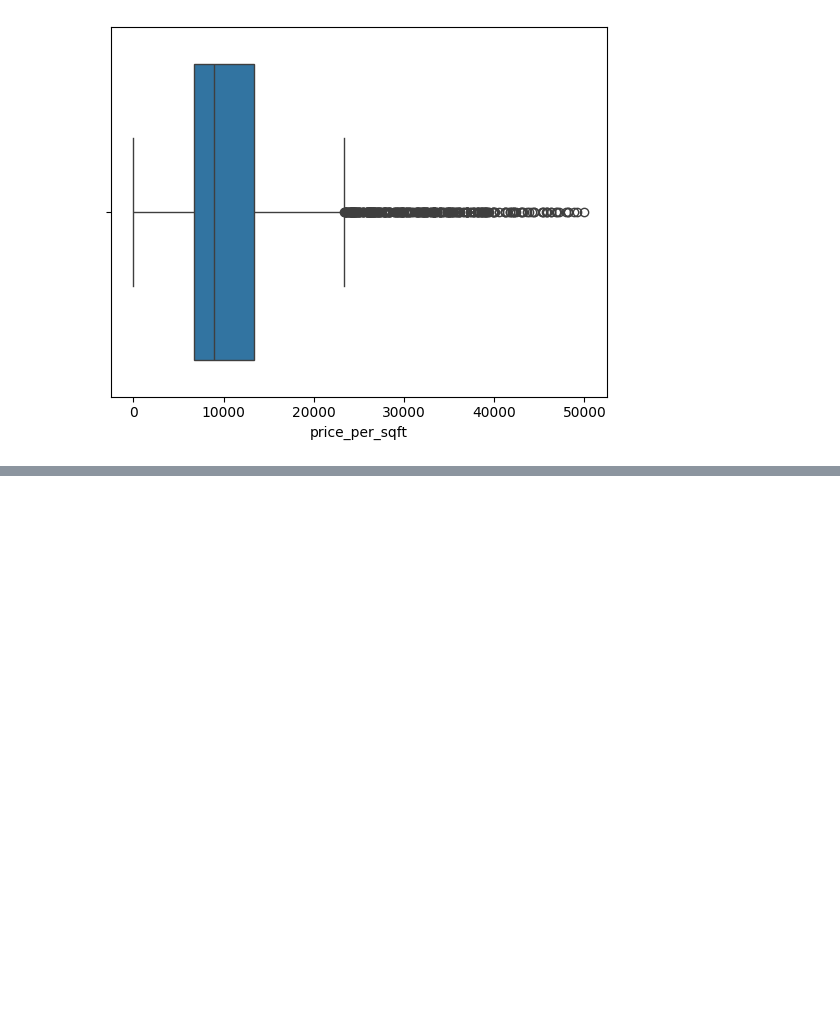
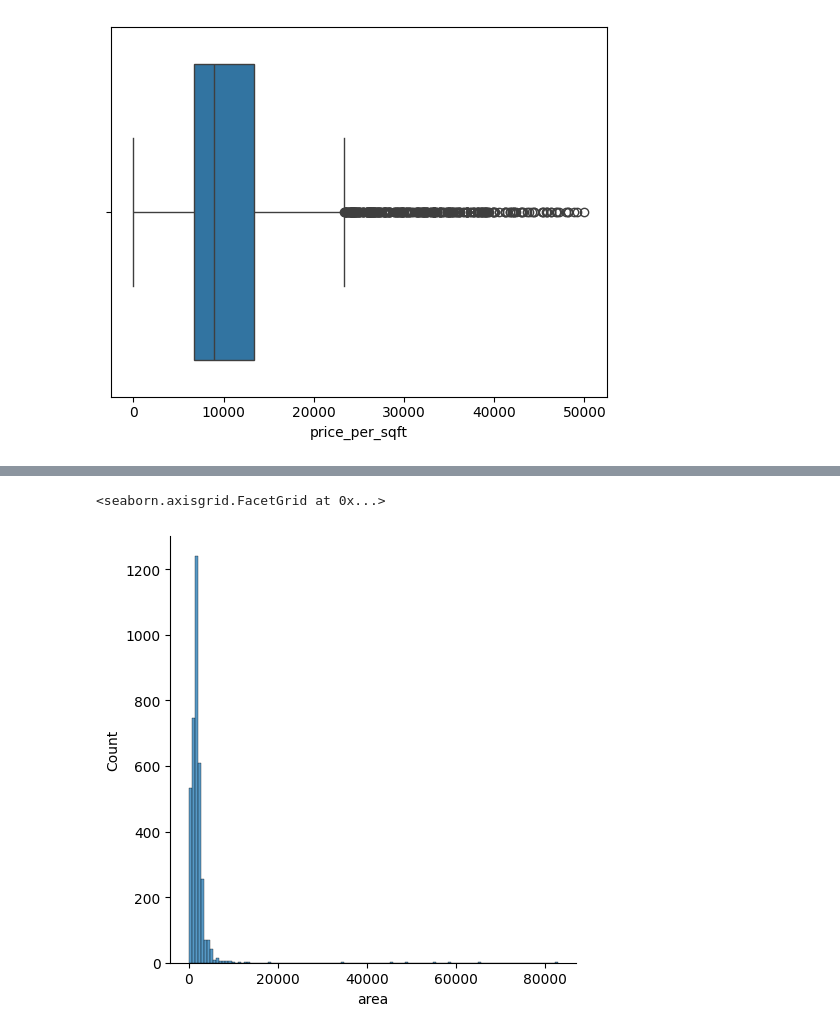
Before and after one commit to garvit1408/NestWise-, a Jupyter notebook: 4 - EDA/outlier-detection.ipynb, the cells around one changed output, grey strips where cells are left out. Drawn from its saved outputs; the diff is of its cells as text; code cells hidden in the pictures; blank space fills up the shorter version.

```diff
--- a/4 - EDA/outlier-detection.ipynb
+++ b/4 - EDA/outlier-detection.ipynb
@@ -208,0 +239,7 @@ sns.boxplot(x=df['price_per_sqft'])
+# %%
+df = df[df['area'] < 100000]
+# %%
+sns.displot(df['area'])
+# %% [output]
+<seaborn.axisgrid.FacetGrid at 0x...>
+[figure, added]
```
Also changed, not shown: parts of 24 cells of this notebook.
